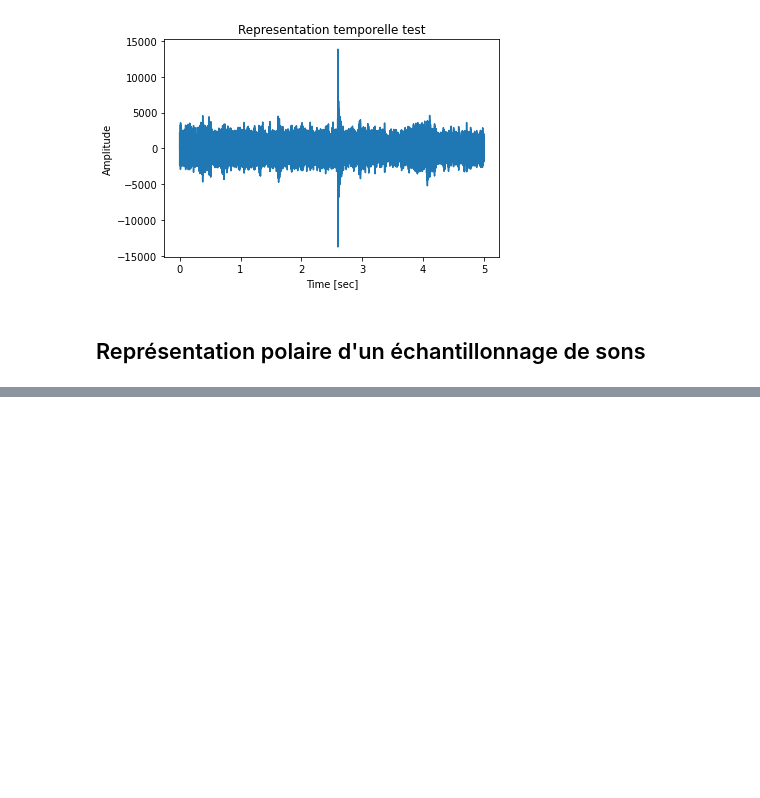
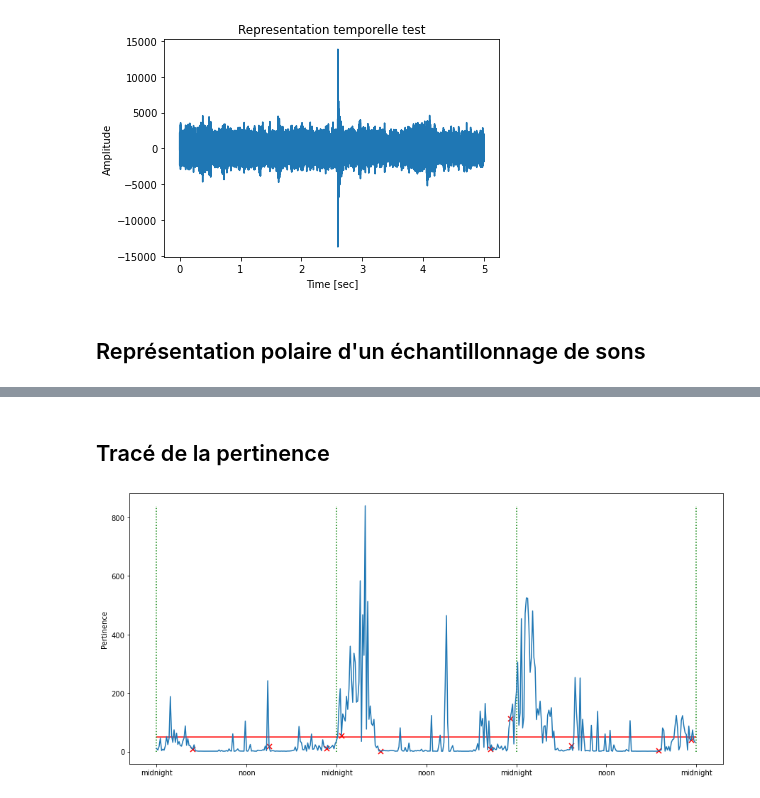
Before and after one commit to outidrarine/Detpop, a Jupyter notebook: TestAffichageDonnees.ipynb, the cells around one changed output, grey strips where cells are left out. Drawn from its saved outputs; the diff is of its cells as text; code cells hidden in the pictures; blank space fills up the shorter version.

```diff
--- a/TestAffichageDonnees.ipynb
+++ b/TestAffichageDonnees.ipynb
@@ -45,0 +46,11 @@ displayPolarSamples(samples)
+# %% [markdown]
+## Tracé de la pertinence
+# %%
+from affichageDonnees import displayPertinences
+from echantillonages import sampling_dpp
+
+samples = sampling_dpp(10)
+
+displayPertinences(exagerated = True, samples = samples)
+# %% [output]
+[figure, added]
```
Also changed, not shown: parts of 3 cells of this notebook, 5 other files.
